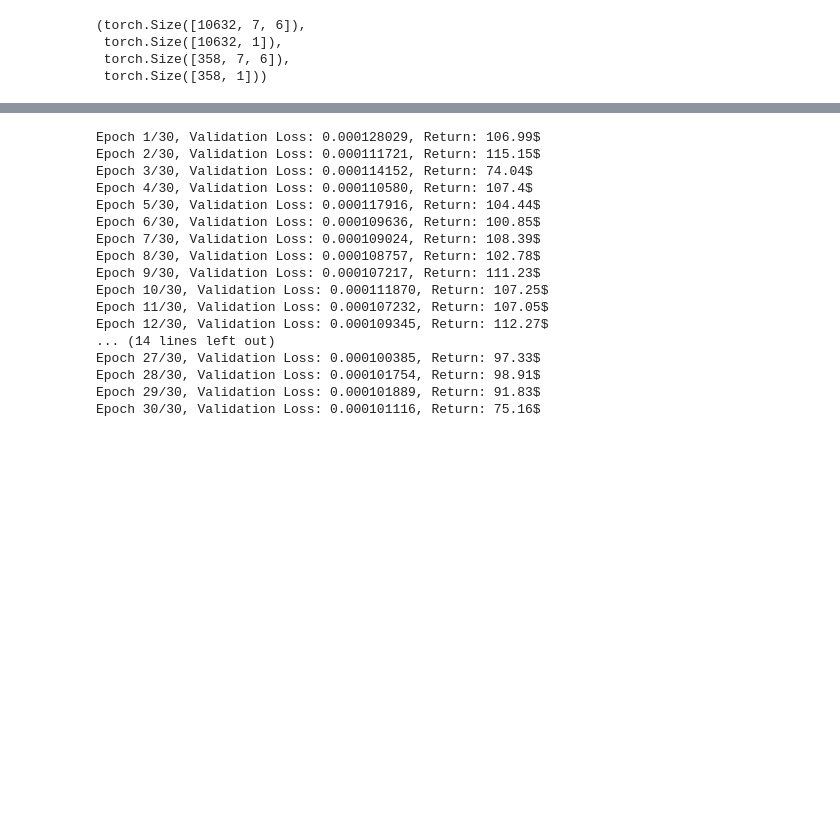
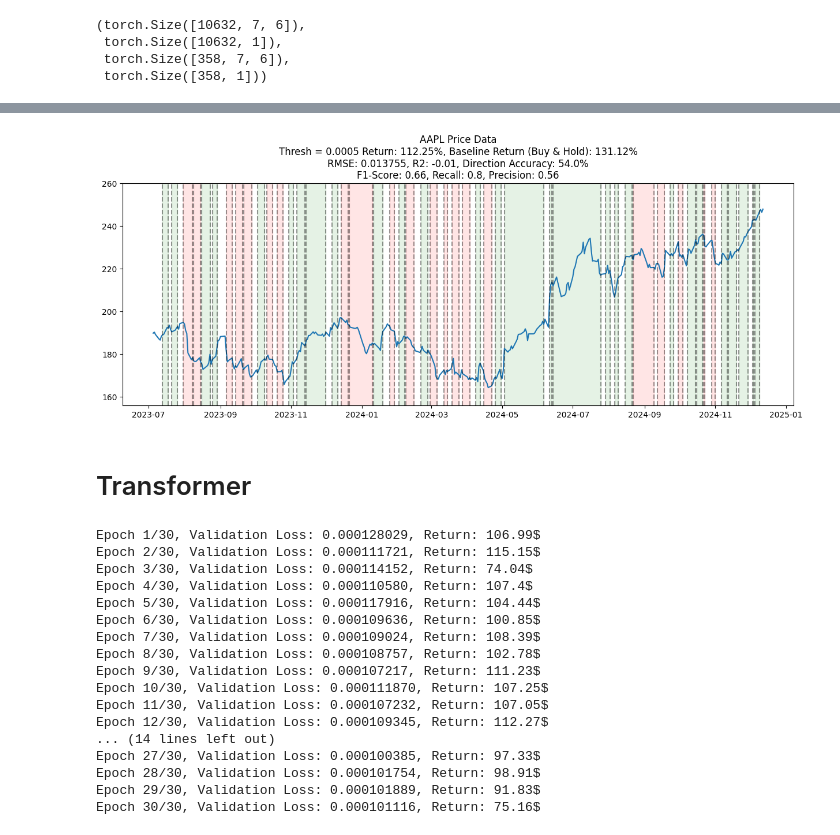
Before and after one commit to egeatmaca/stock_price_prediction, a Jupyter notebook: transformers_and_lstm.ipynb, the cells around one changed output, grey strips where cells are left out. Cells and saved outputs as stored; diff of their text form; code cells hidden in the pictures; blank space fills up the shorter version.

Commit message:
lstm backtest added

```diff
--- a/transformers_and_lstm.ipynb
+++ b/transformers_and_lstm.ipynb
@@ -443,3 +446,5 @@ np.float64(0.00039216718505485915)
+# %%
+model = torch.load('models/stock_lstm.pt')
 # %%
 simulate(model, test_loader, df_test, historical_data['Close'], ticker_symbol, thresh=0.0005)
 # %% [output]
@@ -517,0 +522,5 @@ test_loader = DataLoader(test_dataset, batch_size=32, shuffle=False)
+# %%
+model = torch.load('models/stock_lstm.pt')
+# %%
+trainer = ModelTrainer(model, lr=0.001)
+trainer.train(train_loader, test_loader, epochs=30, early_stop_threshold=30)
@@ -517,0 +549,8 @@ test_loader = DataLoader(test_dataset, batch_size=32, shuffle=False)
+# %%
+model = torch.load('models/stock_lstm_backtest.pt')
+# %%
+simulate(model, test_loader, df_backtest, historical_data['Close'], ticker_symbol, thresh=0.0005)
+# %% [output]
+[figure, added]
+# %% [markdown]
+# Transformer
```
Also changed, not shown: parts of 14 cells of this notebook, 7 other files.
